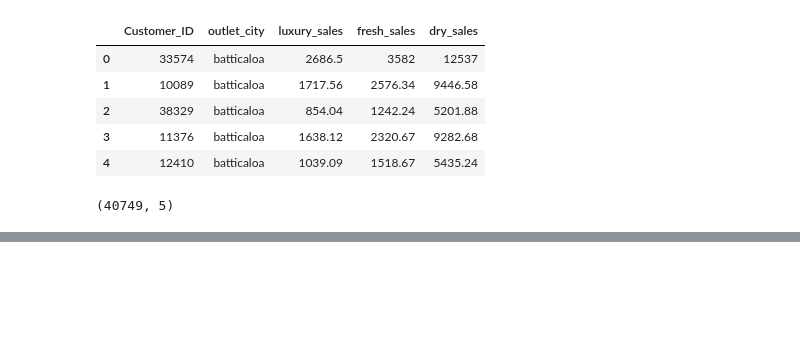
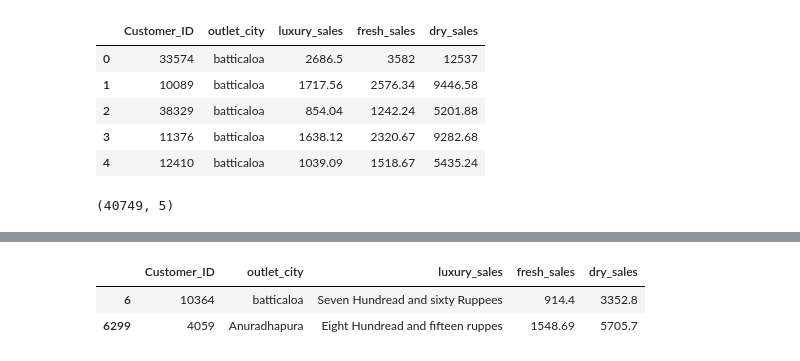
Before and after one commit to team-statstorm/dsplc2025, a Jupyter notebook: dsplc_1.ipynb, the cells around one changed output, grey strips where cells are left out. Drawn from its saved outputs; the diff is of its cells as text; code cells hidden in the pictures; blank space fills up the shorter version.

```diff
--- a/dsplc_1.ipynb
+++ b/dsplc_1.ipynb
@@ -772,0 +783,7 @@ dftest.shape
+# %%
+# Find rows where luxury_sales is NOT numeric
+dftest[pd.to_numeric(dftest['luxury_sales'], errors='coerce').isna()]
+# %% [output]
+|  | Customer_ID | outlet_city | luxury_sales | fresh_sales | dry_sales |
+| 6 | 10364 | batticaloa | Seven Hundread and sixty Ruppees | 914.4 | 3352.8 |
+| 6299 | 4059 | Anuradhapura | Eight Hundread and fifteen ruppes | 1548.69 | 5705.7 |
```
Also changed, not shown: parts of 5 cells of this notebook.
